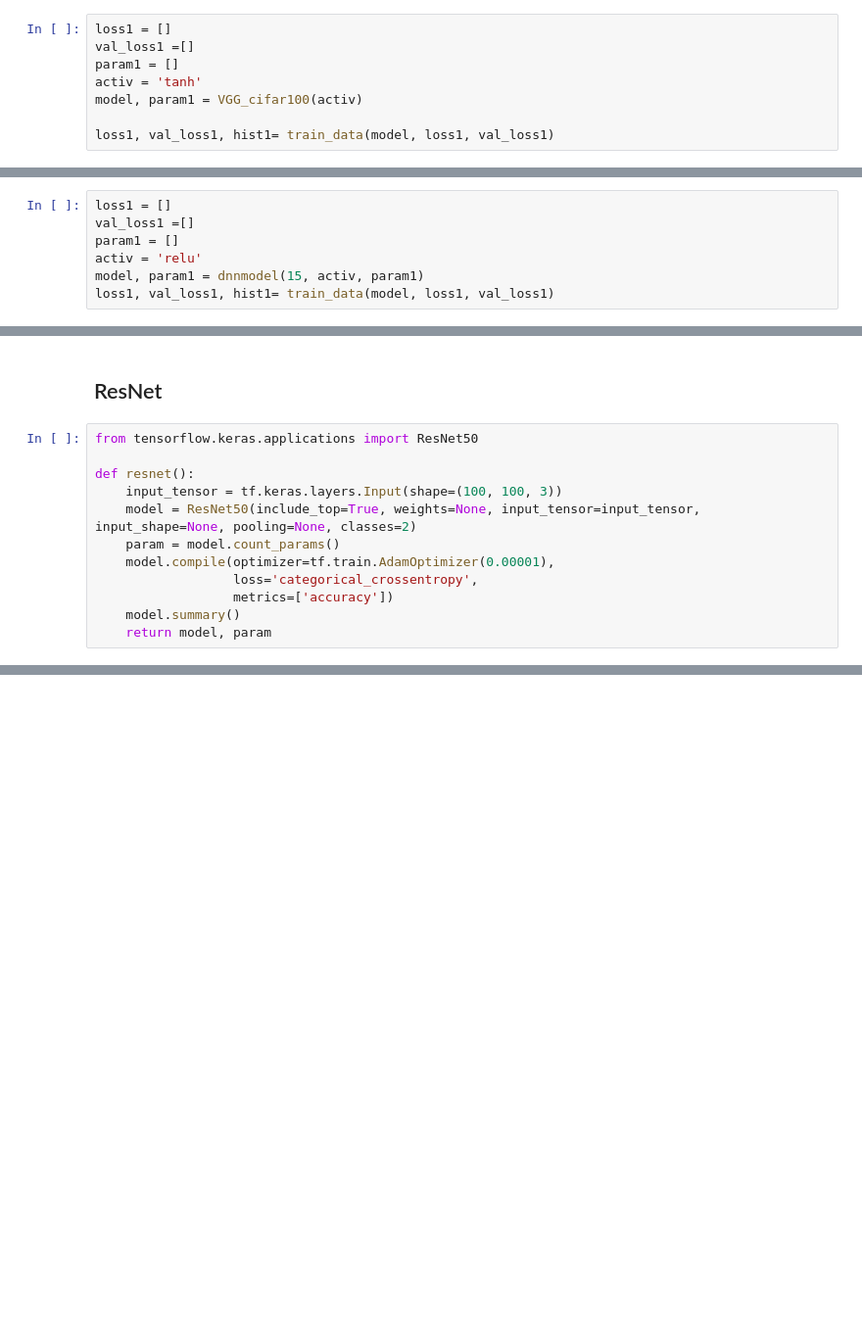
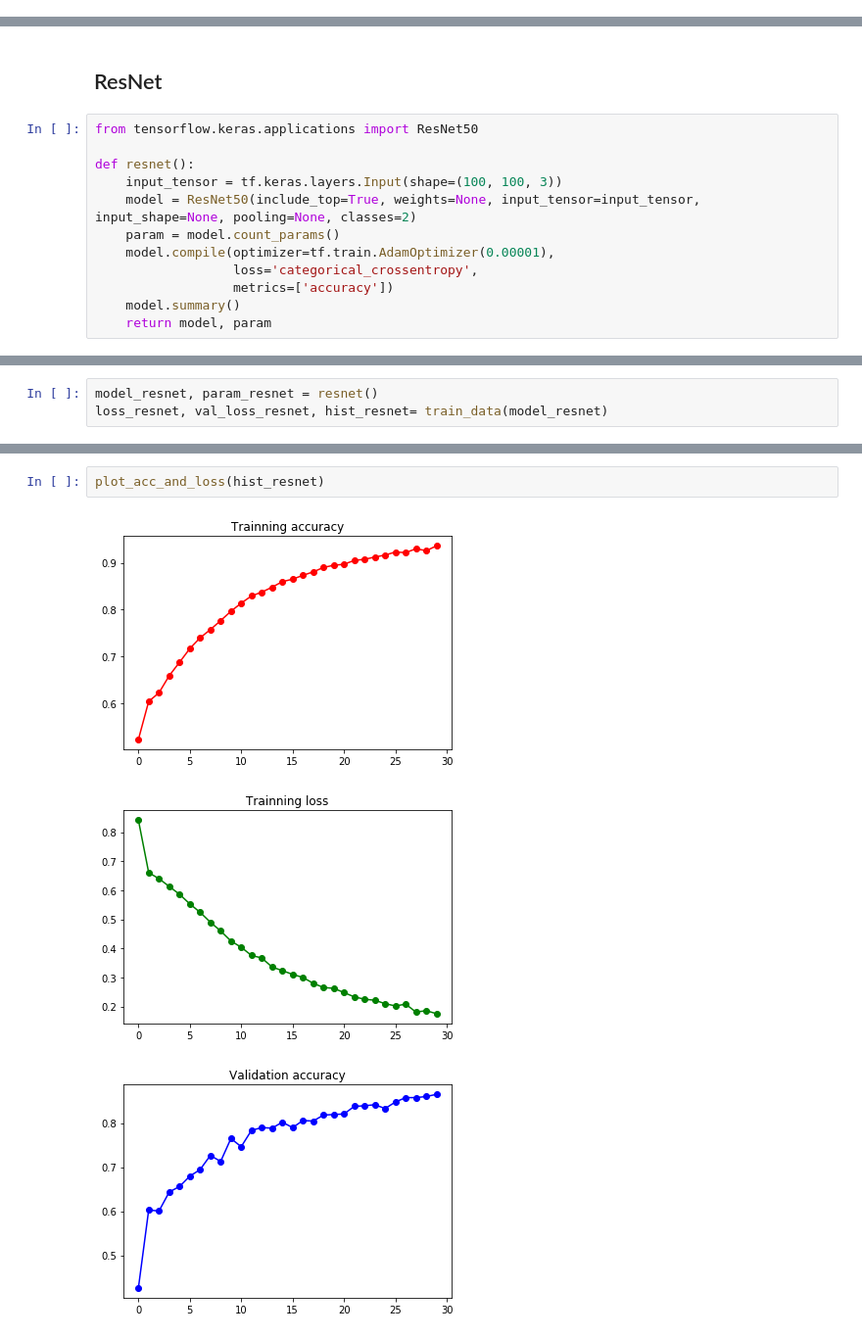
Before and after one commit to SylviaCHS/BME590_ML_Final_Project, a Jupyter notebook: BME590_Final_Project_keras.ipynb, the cells around one changed output, grey strips where cells are left out. Shown at 98% size. Drawn from its saved outputs; the diff is of its cells as text; blank space fills up the shorter version.

```diff
--- a/BME590_Final_Project_keras.ipynb
+++ b/BME590_Final_Project_keras.ipynb
@@ -198,8 +209,0 @@ print('specificity', c[1, 1] / (c[1, 1] + c[1, 0]))
-# %%
-loss1 = []
-val_loss1 =[]
-param1 = []
-activ = 'tanh'
-model, param1 = VGG_cifar100(activ)
-
-loss1, val_loss1, hist1= train_data(model, loss1, val_loss1)
@@ -224,9 +255,2 @@ Epoch 27/50
 # %% [markdown]
 ## DNN
-# %%
-loss1 = []
-val_loss1 =[]
-param1 = []
-activ = 'relu'
-model, param1 = dnnmodel(15, activ, param1)
-loss1, val_loss1, hist1= train_data(model, loss1, val_loss1)
@@ -514,0 +314,3 @@ print(acc)
+# %%
+model_resnet, param_resnet = resnet()
+loss_resnet, val_loss_resnet, hist_resnet= train_data(model_resnet)
@@ -514,0 +335,6 @@ print(acc)
+# %%
+plot_acc_and_loss(hist_resnet)
+# %% [output]
+[figure, added]
+[figure, added]
+[figure, added]
```
Also changed, not shown: parts of 46 cells of this notebook.
